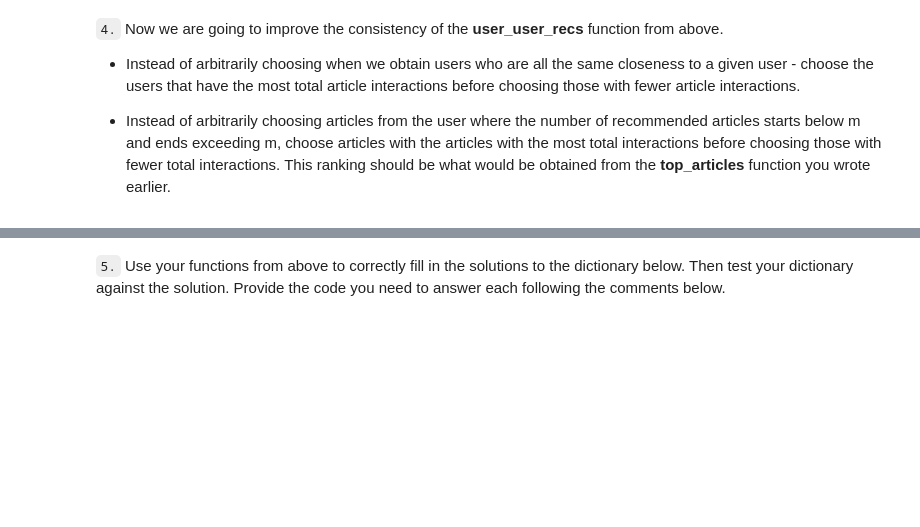
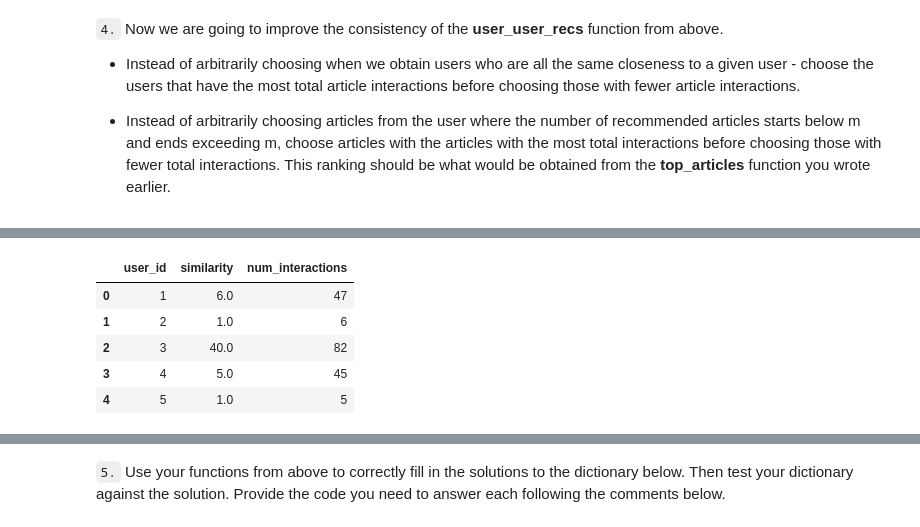
Before and after one commit to trhgvinh/udacity_NanodegreeDS_project3, a Jupyter notebook: Recommendations_with_IBM.ipynb, the cells around one changed output, grey strips where cells are left out. Saved outputs shown, nothing was run; the diff lists cells and outputs as text; code cells hidden in the pictures; blank space fills up the shorter version.

```diff
--- a/Recommendations_with_IBM.ipynb
+++ b/Recommendations_with_IBM.ipynb
@@ -1383,0 +1392,4 @@ AssertionError:
+# %%
+selected_user_id = 3
+useri = user_item[user_item.index == selected_user_id]
+useri
@@ -1383,0 +1401,4 @@ AssertionError:
+# %%
+neighbors = useri.dot(user_item.transpose()).melt().sort_values(by = 'user_id', ascending = True)
+neighbors.columns = ['user_id', 'similarity']
+neighbors.head()
@@ -1383,0 +1454,10 @@ AssertionError:
+# %%
+neighbors['num_interactions'] = df.groupby(['user_id']).size().tolist()
+neighbors.head()
+# %% [output]
+|  | user_id | similarity | num_interactions |
+| 0 | 1 | 6.0 | 47 |
+| 1 | 2 | 1.0 | 6 |
+| 2 | 3 | 40.0 | 82 |
+| 3 | 4 | 5.0 | 45 |
+| 4 | 5 | 1.0 | 5 |
```
Also changed, not shown: parts of 42 cells of this notebook.
